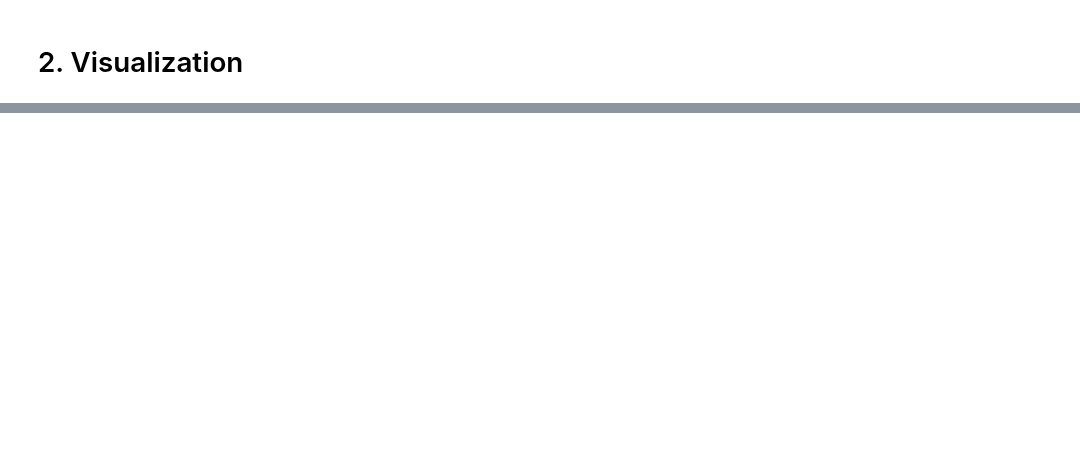
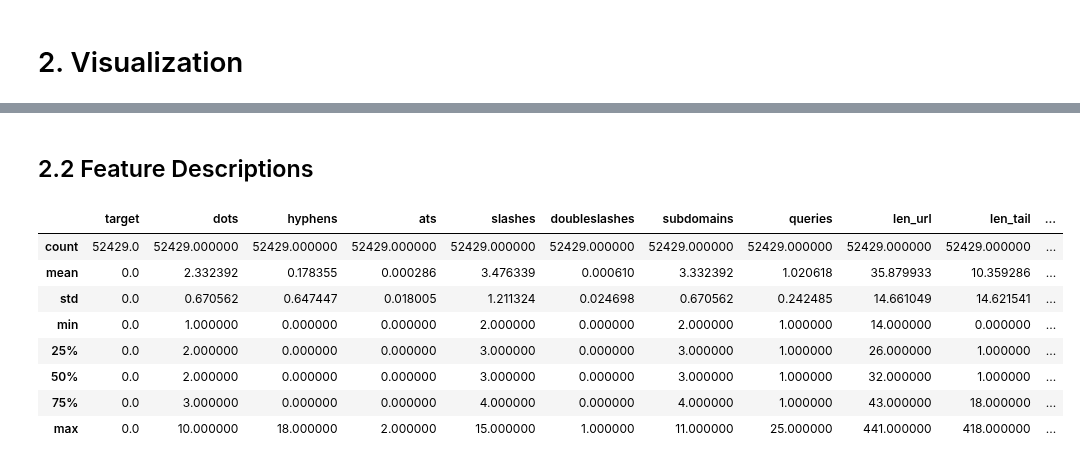
Before and after one commit to jp-hong/phish_classifier, a Jupyter notebook: classifier/01_EDA.ipynb, the cells around one changed output, grey strips where cells are left out. Cells and saved outputs as stored; diff of their text form; code cells hidden in the pictures; blank space fills up the shorter version.

```diff
--- a/classifier/01_EDA.ipynb
+++ b/classifier/01_EDA.ipynb
@@ -196,0 +223,14 @@ save(data, "data/urls_preprocessed.pkl")
+# %% [markdown]
+## 2.2 Feature Descriptions
+# %%
+data[data.target==0].describe()
+# %% [output]
+|  | target | dots | hyphens | ats | slashes | doubleslashes | subdomains | queries | len_url | len_tail | ... |
+| count | 52429.0 | 52429.000000 | 52429.000000 | 52429.000000 | 52429.000000 | 52429.000000 | 52429.000000 | 52429.000000 | 52429.000000 | 52429.000000 | ... |
+| mean | 0.0 | 2.332392 | 0.178355 | 0.000286 | 3.476339 | 0.000610 | 3.332392 | 1.020618 | 35.879933 | 10.359286 | ... |
+| std | 0.0 | 0.670562 | 0.647447 | 0.018005 | 1.211324 | 0.024698 | 0.670562 | 0.242485 | 14.661049 | 14.621541 | ... |
+| min | 0.0 | 1.000000 | 0.000000 | 0.000000 | 2.000000 | 0.000000 | 2.000000 | 1.000000 | 14.000000 | 0.000000 | ... |
+| 25% | 0.0 | 2.000000 | 0.000000 | 0.000000 | 3.000000 | 0.000000 | 3.000000 | 1.000000 | 26.000000 | 1.000000 | ... |
+| 50% | 0.0 | 2.000000 | 0.000000 | 0.000000 | 3.000000 | 0.000000 | 3.000000 | 1.000000 | 32.000000 | 1.000000 | ... |
+| 75% | 0.0 | 3.000000 | 0.000000 | 0.000000 | 4.000000 | 0.000000 | 4.000000 | 1.000000 | 43.000000 | 18.000000 | ... |
+| max | 0.0 | 10.000000 | 18.000000 | 2.000000 | 15.000000 | 1.000000 | 11.000000 | 25.000000 | 441.000000 | 418.000000 | ... |
```
Also changed, not shown: parts of 12 cells of this notebook.
